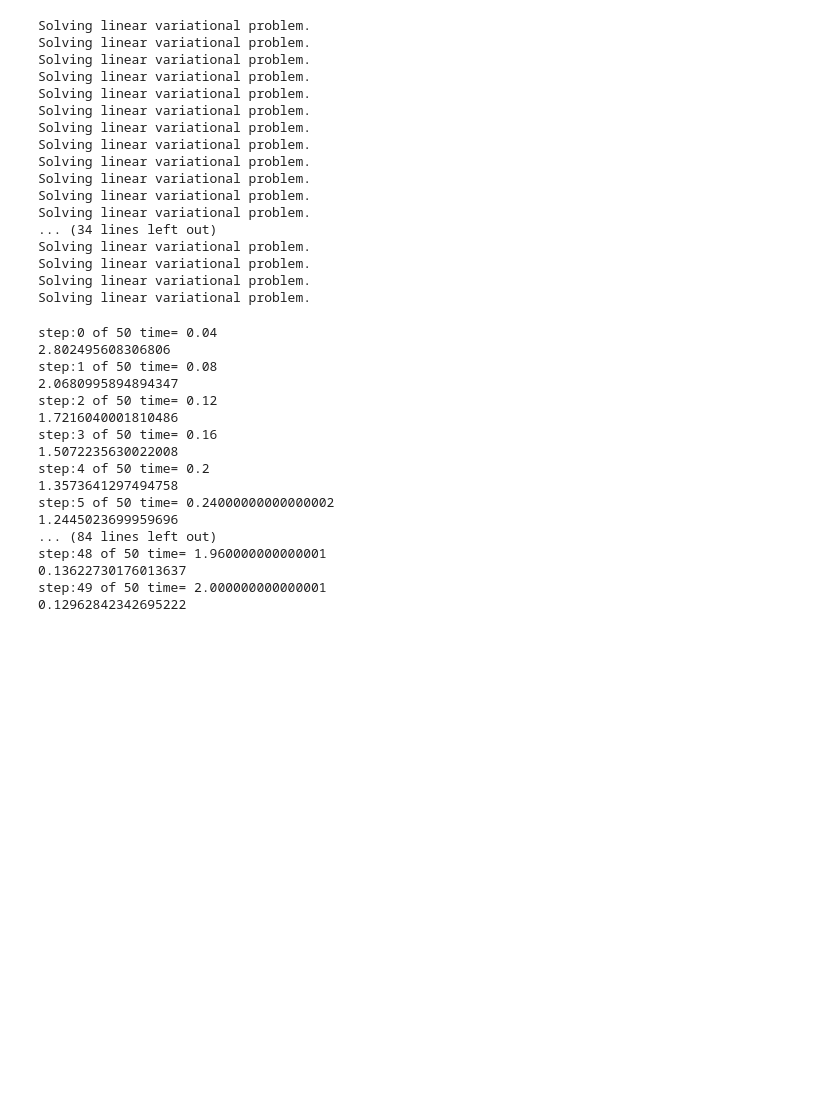
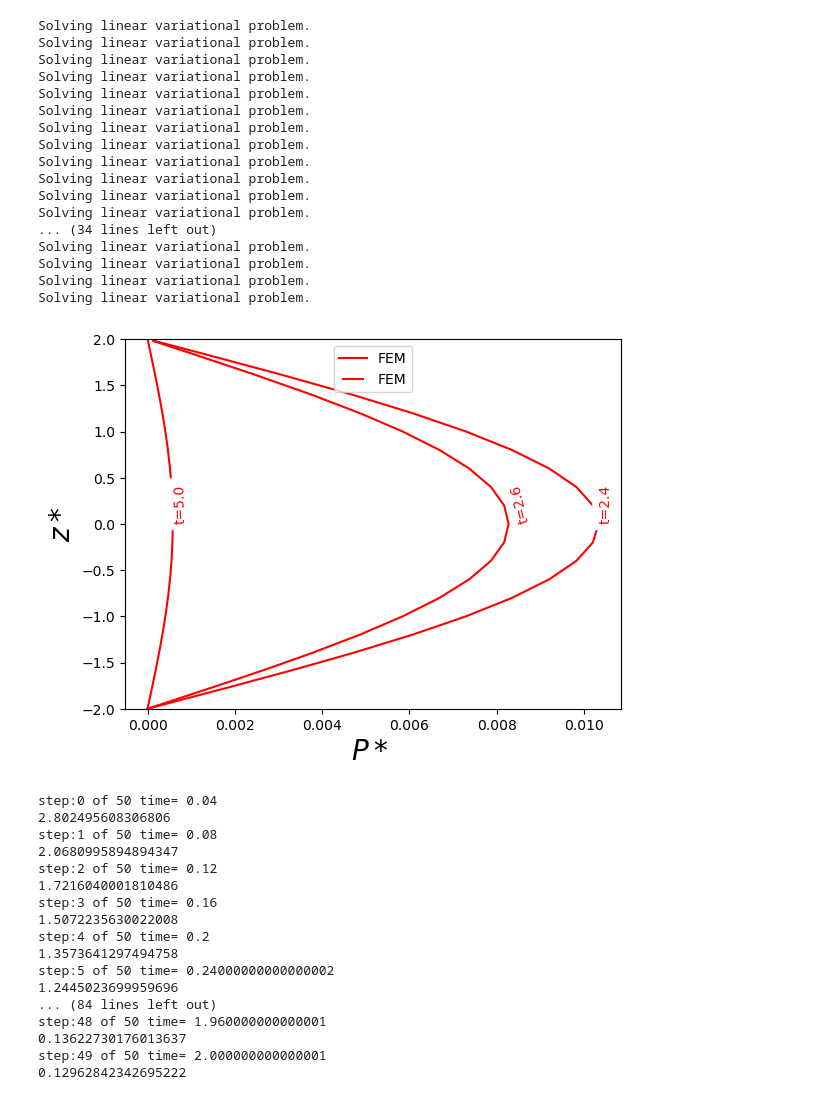
Before and after one commit to Sebastian-gomezC/Exponencial_time_schemes, a Jupyter notebook: Heat_equation/Heat_2D.ipynb, the cells around one changed output. Drawn from its saved outputs; the diff is of its cells as text; code cells hidden in the pictures; blank space fills up the shorter version.

```diff
--- a/Heat_equation/Heat_2D.ipynb
+++ b/Heat_equation/Heat_2D.ipynb
@@ -2,12 +2,15 @@
 from __future__ import print_function
 from fenics import *  # Importa FEniCS, una biblioteca popular para elementos finitos
 import numpy as np  # NumPy para operaciones numéricas
-import matplotlib.pyplot as plt  # Matplotlib para gráficos
+import matplotlib.pyplot as plt
+from matplotlib.legend_handler import HandlerLine2D# Matplotlib para gráficos
 import math
 import scipy
+from cProfile import label
+from label_lines import *
 
 np.set_printoptions(formatter={'float': '{: 0.2f}'.format})
-T = 2.0            # final time
+T = 10            # final time
 num_steps = 50     # number of time steps
 dt = T / num_steps # time step size
 
@@ -23,7 +26,7 @@ def boundary(x, on_boundary):
 bc = DirichletBC(V, Constant(0), boundary)
 
 # Define initial value
-u_0 = Expression('exp(-a*pow(x[0], 2) - a*pow(x[1], 2))',
+u_0 = Expression('10',
                  degree=2, a=5)
 u_n = interpolate(u_0, V)  # Interpola u_D en el espacio de funciones V
 u_nn = interpolate(u_0, V)
@@ -45,7 +48,8 @@ du_nnn=pconst[3]*u_nnn
 du_t= du+du_n +du_nn +du_nnn
 f = Constant(0)
 
-F = du_t*v*dx  + dt*dot(grad(u), grad(v))*dx
+
+F = du_t*v*dx  - dt*dot(grad(u), grad(v))*dx +
 a, L = lhs(F), rhs(F)
 
 # Create VTK file for saving solution
@@ -56,34 +60,59 @@ vtkfile_u.parameters["rewrite_function_mesh"] = False
 # Time-stepping
 u_ = Function(V)
 t = 0
+u_t=[]
+n_t = 0
+ig, ax = plt.subplots()
 for n in range(num_steps):
 
     # Update current time
     t += dt
-
     # Compute solution
     solve(a == L, u_, bc)
     # Update previous solution
     u_n.assign(u_)
     u_.rename("u_a", "u_a");vtkfile_u.write(u_, t)
+    if near(t,T/2,dt/2) or near(t,T/4,dt/2) :
+        z_=-2
+
+        for k in range(200):
+            pdot=u_(0.0,z_)
+            if k ==0:
+                results=np.array([[pdot,z_]])
+            else:
+                results =np.append(results,np.array([[pdot,z_]]),axis=0)
+            z_+= 2*1/100
+        line1, =ax.plot(results[:, 0], results[:, 1], "-",color='red',label="FEM")
+        plt.xlabel("$P*$ ",fontsize=20)
+        plt.ylabel("$z*$",fontsize=20)
+
+        lines = plt.gca().get_lines()
+        l1=lines[-1]
+        labelLine(l1,0.0,label=f't={round(t,2)}',ha='left',va='bottom',align = True)
+        if near(t,T/4,dt/2):
+            ax.legend(handler_map={line1: HandlerLine2D(numpoints=4)},loc= 'upper center')
+
+        plt.ylim((-2,2))
+        #plt.xlim((-2,2))
 # %% [output]
 Solving linear variational problem.
 Solving linear variational problem.
 Solving linear variational problem.
 Solving linear variational problem.
 Solving linear variational problem.
 Solving linear variational problem.
 Solving linear variational problem.
 Solving linear variational problem.
 Solving linear variational problem.
 Solving linear variational problem.
 Solving linear variational problem.
 Solving linear variational problem.
 ... (34 lines left out)
 Solving linear variational problem.
 Solving linear variational problem.
 Solving linear variational problem.
 Solving linear variational problem.
+[figure, added]
 # %%
 K_fem =dot(grad(u), grad(v))*dx  # Formulación débil
 C_fem=u*v*dx
```
Also changed, not shown: parts of 2 cells of this notebook, 13 other files.
